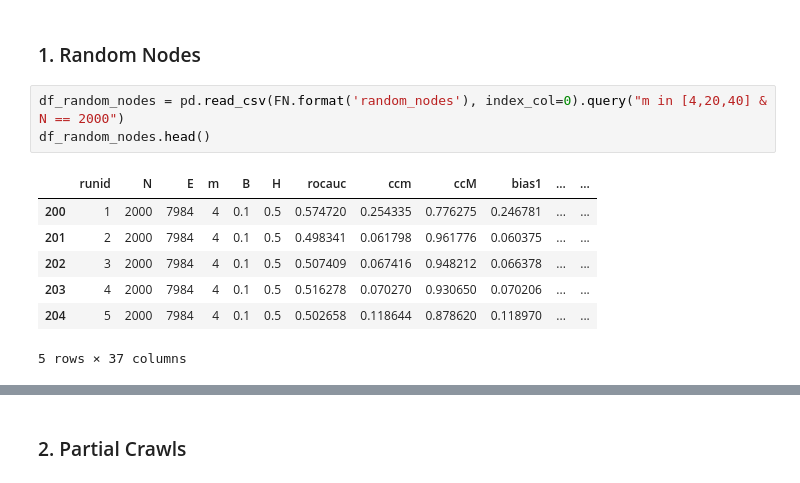
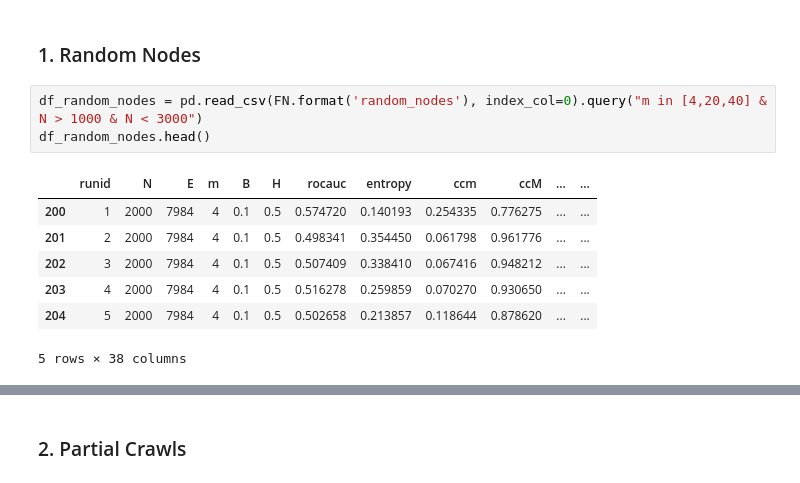
Before and after one commit to lisette-espin/JupyterNotebook, a Jupyter notebook: relational_classification/relational_classification.ipynb, the cells around one changed output, grey strips where cells are left out. Saved outputs shown, nothing was run; the diff lists cells and outputs as text.

Commit message:
Update relational_classification.ipynb
adding entropy

```diff
--- a/relational_classification/relational_classification.ipynb
+++ b/relational_classification/relational_classification.ipynb
@@ -62,13 +62,13 @@ sns.set_context('notebook')
 # %% [markdown]
 <h3>1. Random Nodes</h3>
 # %%
-df_random_nodes = pd.read_csv(FN.format('random_nodes'), index_col=0).query("m in [4,20,40] & N == 2000")
+df_random_nodes = pd.read_csv(FN.format('random_nodes'), index_col=0).query("m in [4,20,40] & N > 1000 & N < 3000")
 df_random_nodes.head()
 # %% [output]
-|  | runid | N | E | m | B | H | rocauc | ccm | ccM | bias1 | ... | ... |
-| 200 | 1 | 2000 | 7984 | 4 | 0.1 | 0.5 | 0.574720 | 0.254335 | 0.776275 | 0.246781 | ... | ... |
-| 201 | 2 | 2000 | 7984 | 4 | 0.1 | 0.5 | 0.498341 | 0.061798 | 0.961776 | 0.060375 | ... | ... |
-| 202 | 3 | 2000 | 7984 | 4 | 0.1 | 0.5 | 0.507409 | 0.067416 | 0.948212 | 0.066378 | ... | ... |
-| 203 | 4 | 2000 | 7984 | 4 | 0.1 | 0.5 | 0.516278 | 0.070270 | 0.930650 | 0.070206 | ... | ... |
-| 204 | 5 | 2000 | 7984 | 4 | 0.1 | 0.5 | 0.502658 | 0.118644 | 0.878620 | 0.118970 | ... | ... |
+|  | runid | N | E | m | B | H | rocauc | entropy | ccm | ccM | ... | ... |
+| 200 | 1 | 2000 | 7984 | 4 | 0.1 | 0.5 | 0.574720 | 0.140193 | 0.254335 | 0.776275 | ... | ... |
+| 201 | 2 | 2000 | 7984 | 4 | 0.1 | 0.5 | 0.498341 | 0.354450 | 0.061798 | 0.961776 | ... | ... |
+| 202 | 3 | 2000 | 7984 | 4 | 0.1 | 0.5 | 0.507409 | 0.338410 | 0.067416 | 0.948212 | ... | ... |
+| 203 | 4 | 2000 | 7984 | 4 | 0.1 | 0.5 | 0.516278 | 0.259859 | 0.070270 | 0.930650 | ... | ... |
+| 204 | 5 | 2000 | 7984 | 4 | 0.1 | 0.5 | 0.502658 | 0.213857 | 0.118644 | 0.878620 | ... | ... |
-5 rows × 37 columns
+5 rows × 38 columns
```
Also changed, not shown: parts of 18 cells of this notebook.
